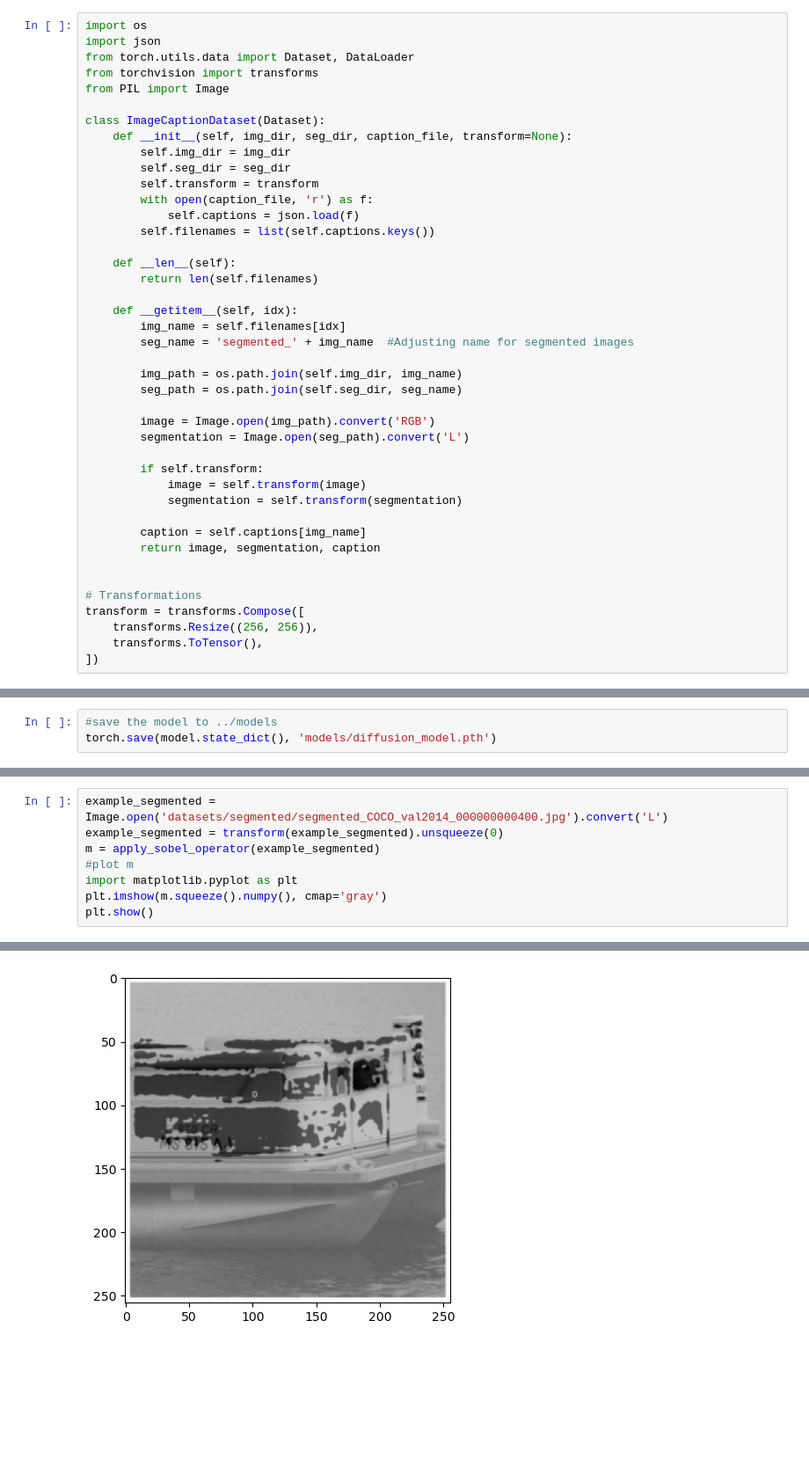
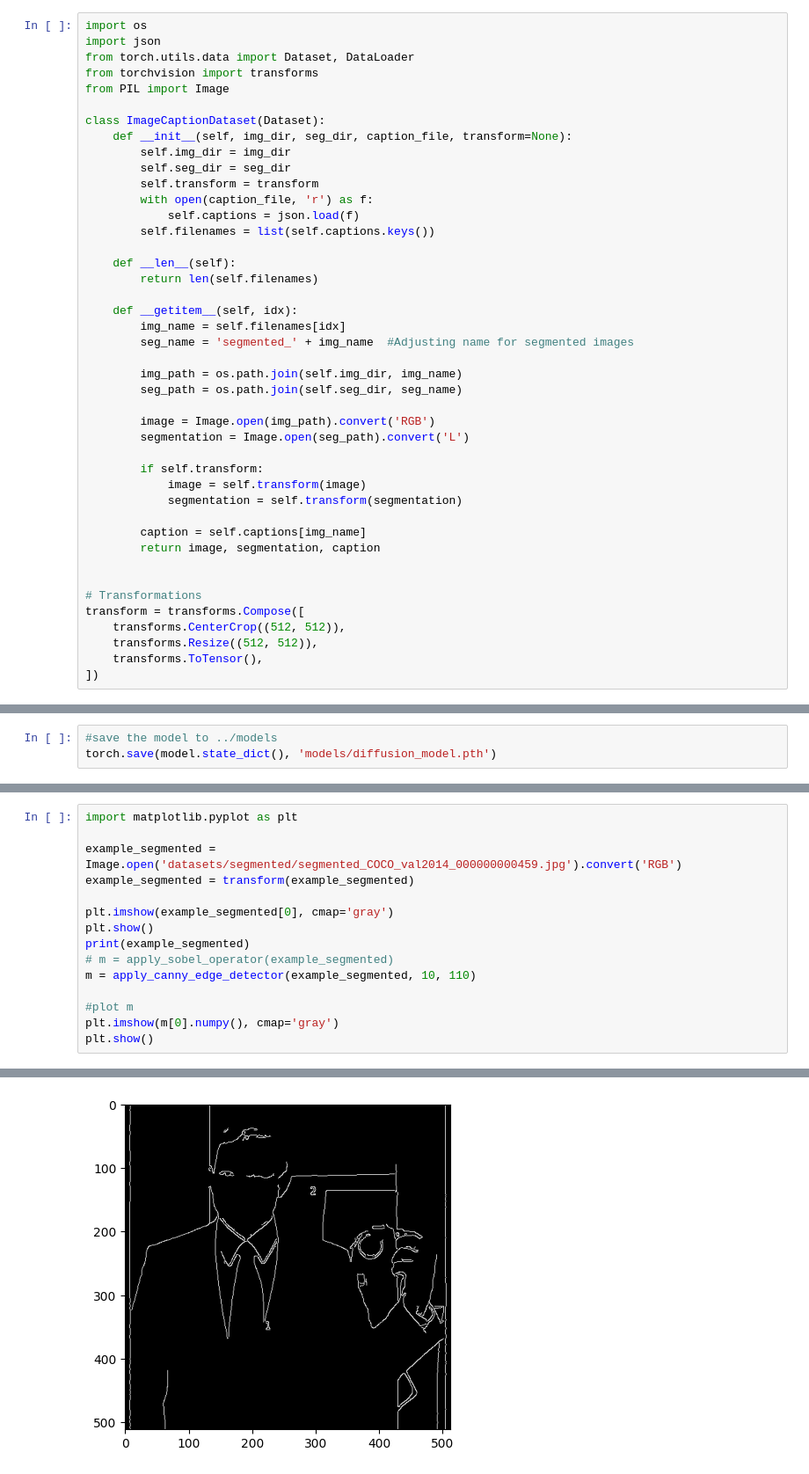
Before and after one commit to mpeng19/cv-finalproject, a Jupyter notebook: example-pipeline/training.ipynb, the cells around one changed output, grey strips where cells are left out. Shown: that part at 88% size. Cells and saved outputs as stored; diff of their text form; blank space fills up the shorter version.

Commit message:
canny edges

```diff
--- a/example-pipeline/training.ipynb
+++ b/example-pipeline/training.ipynb
@@ -58,7 +40,8 @@ class ImageCaptionDataset(Dataset):
 
 # Transformations
 transform = transforms.Compose([
-    transforms.Resize((256, 256)),
+    transforms.CenterCrop((512, 512)),
+    transforms.Resize((512, 512)),
     transforms.ToTensor(),
 ])
 # %%
@@ -261,9 +281,16 @@ model.load_state_dict(torch.load('models/diffusion_model.pth'))
 # %%
-example_segmented =  Image.open('datasets/segmented/segmented_COCO_val2014_000000000400.jpg').convert('L')
-example_segmented = transform(example_segmented).unsqueeze(0)
-m = apply_sobel_operator(example_segmented)
+import matplotlib.pyplot as plt
+
+example_segmented =  Image.open('datasets/segmented/segmented_COCO_val2014_000000000459.jpg').convert('RGB')
+example_segmented = transform(example_segmented)
+
+plt.imshow(example_segmented[0], cmap='gray')
+plt.show()
+print(example_segmented)
+# m = apply_sobel_operator(example_segmented)
+m = apply_canny_edge_detector(example_segmented, 10, 110)
+
 #plot m
-import matplotlib.pyplot as plt
-plt.imshow(m.squeeze().numpy(), cmap='gray')
+plt.imshow(m[0].numpy(), cmap='gray')
 plt.show()
 # %% [output]
@@ -271 +315 @@ plt.show()
-[figure, old version]
+[figure, new version]
```
Also changed, not shown: parts of 6 cells of this notebook.
